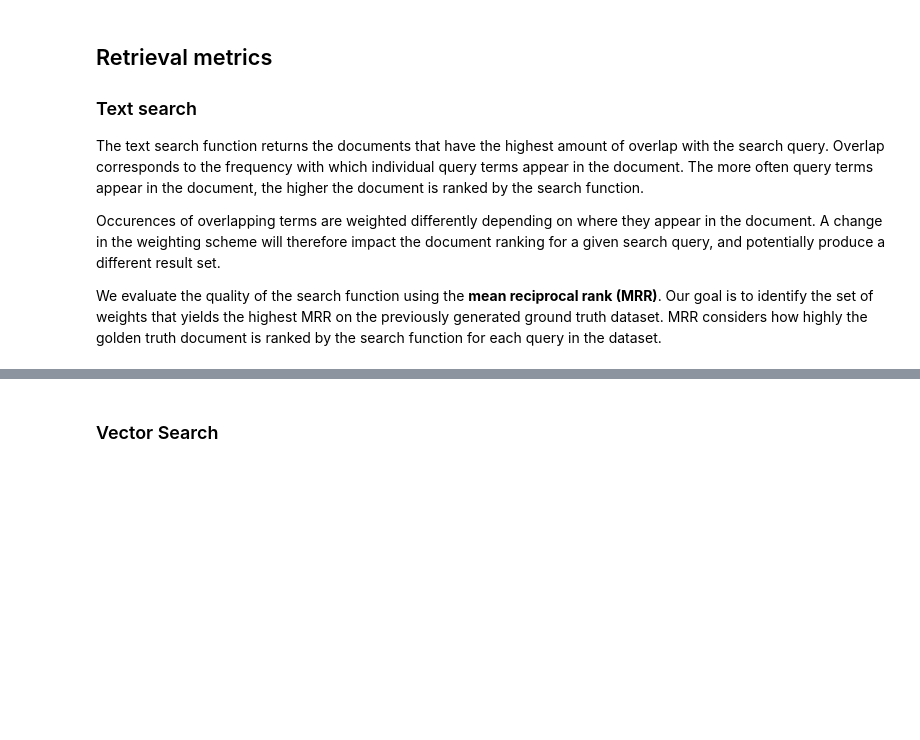
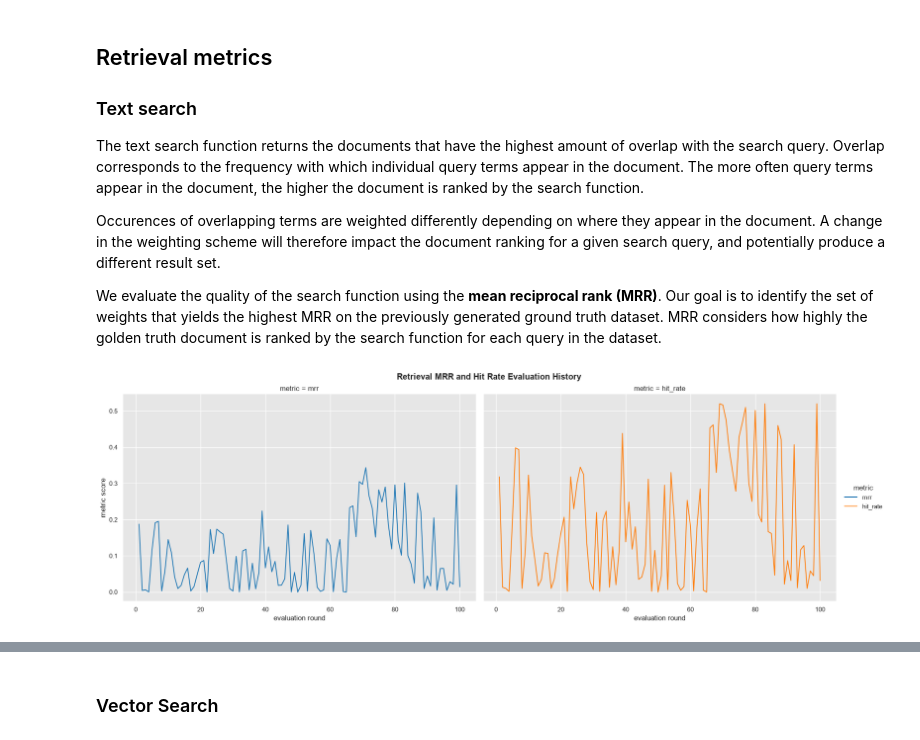
Before and after one commit to bastien-winant/wikifin-rag, a Jupyter notebook: src/wikifin_rag/evaluation.ipynb, the cells around one changed output, grey strips where cells are left out. Drawn from its saved outputs; the diff is of its cells as text; code cells hidden in the pictures; blank space fills up the shorter version.

```diff
--- a/src/wikifin_rag/evaluation.ipynb
+++ b/src/wikifin_rag/evaluation.ipynb
@@ -234 +241,24 @@ import matplotlib.pyplot as plt
+# %%
+g = sns.relplot(
+    data=trial_logs_df_long,
+    x="id",
+    y="value",
+    col="metric",
+    hue="metric",
+    kind="line",
+    height=6,
+    aspect=1.5
+)
+
+g.figure.suptitle(
+    "Retrieval MRR and Hit Rate Evaluation History",
+    fontweight="bold",
+    y=1.02
+)
+
+g.set_axis_labels("evaluation round", "metric score")
+
+plt.show()
+# %% [output]
+[figure, added]
 # %%
```
Also changed, not shown: parts of 20 cells of this notebook, 1 other file.
